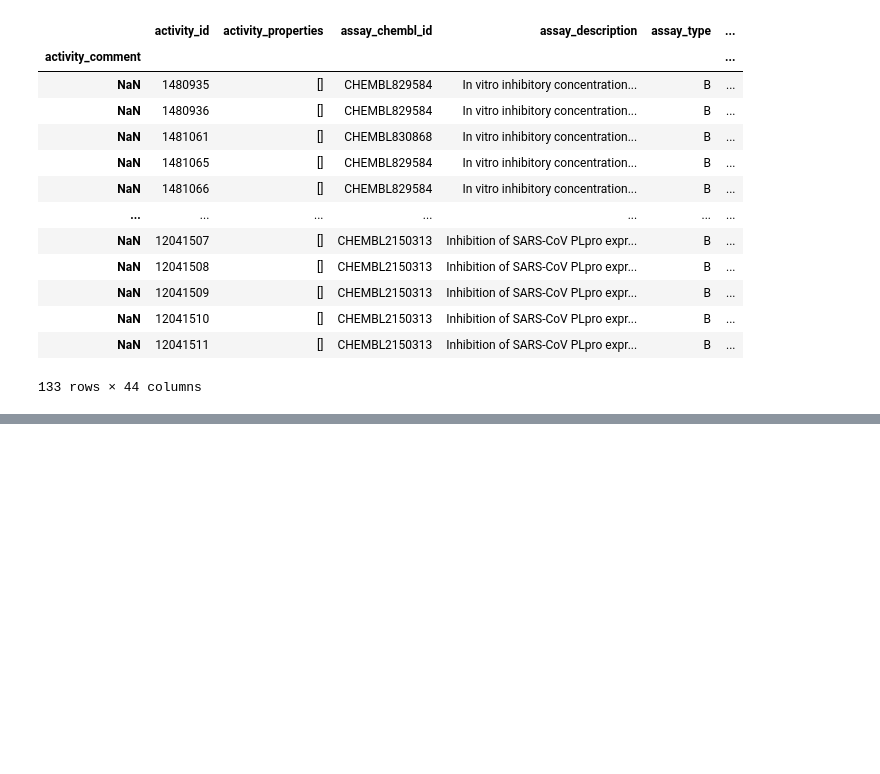
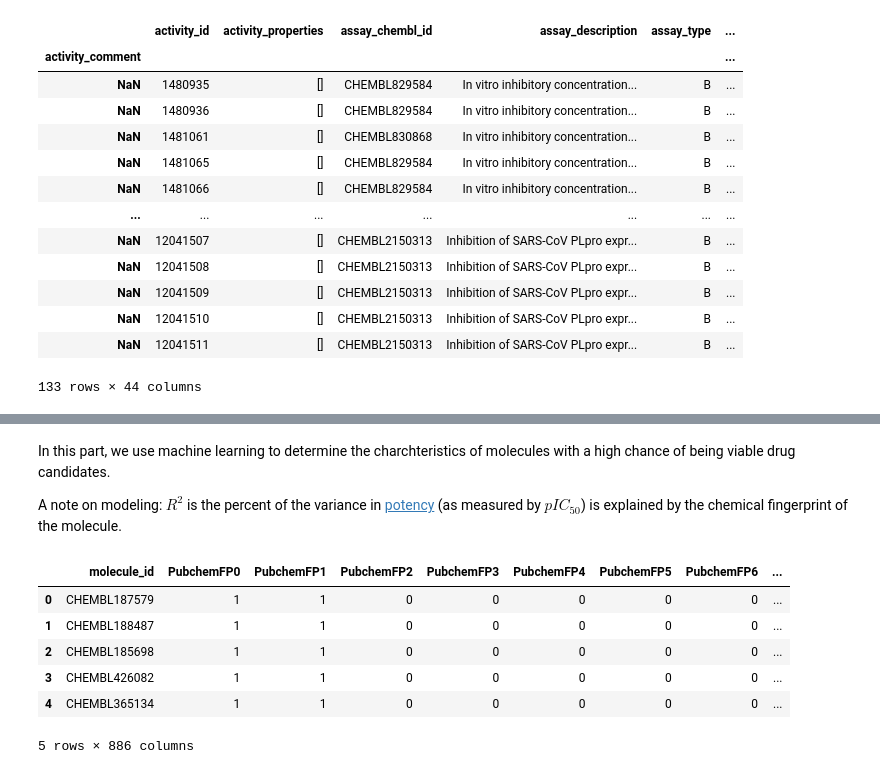
Before and after one commit to Germain-Drug-Discovery-Project/drug-discovery-project, a Jupyter notebook: Final Notebook.ipynb, the cells around one changed output, grey strips where cells are left out. Saved outputs shown, nothing was run; the diff lists cells and outputs as text; code cells hidden in the pictures; blank space fills up the shorter version.

```diff
--- a/Final Notebook.ipynb
+++ b/Final Notebook.ipynb
@@ -75,0 +199,4 @@ TypeError: '<' not supported between instances of 'float' and 'str'
+# %% [markdown]
+In this part, we use machine learning to determine the charchteristics of molecules with a high chance of being viable drug candidates.
+
+A note on modeling: $R^2$ is the percent of the variance in [potency](https://en.wikipedia.org/wiki/Potency_(pharmacology)) (as measured by $pIC_{50}$) is explained by the chemical fingerprint of the molecule.
@@ -75,0 +212,11 @@ TypeError: '<' not supported between instances of 'float' and 'str'
+# %%
+modeling_df, target = premodeling_processing(bioactivity_df, fingerprint_df)
+modeling_df.head()
+# %% [output]
+|  | molecule_id | PubchemFP0 | PubchemFP1 | PubchemFP2 | PubchemFP3 | PubchemFP4 | PubchemFP5 | PubchemFP6 | ... |
+| 0 | CHEMBL187579 | 1 | 1 | 0 | 0 | 0 | 0 | 0 | ... |
+| 1 | CHEMBL188487 | 1 | 1 | 0 | 0 | 0 | 0 | 0 | ... |
+| 2 | CHEMBL185698 | 1 | 1 | 0 | 0 | 0 | 0 | 0 | ... |
+| 3 | CHEMBL426082 | 1 | 1 | 0 | 0 | 0 | 0 | 0 | ... |
+| 4 | CHEMBL365134 | 1 | 1 | 0 | 0 | 0 | 0 | 0 | ... |
+5 rows × 886 columns
```
Also changed, not shown: parts of 22 cells of this notebook.
